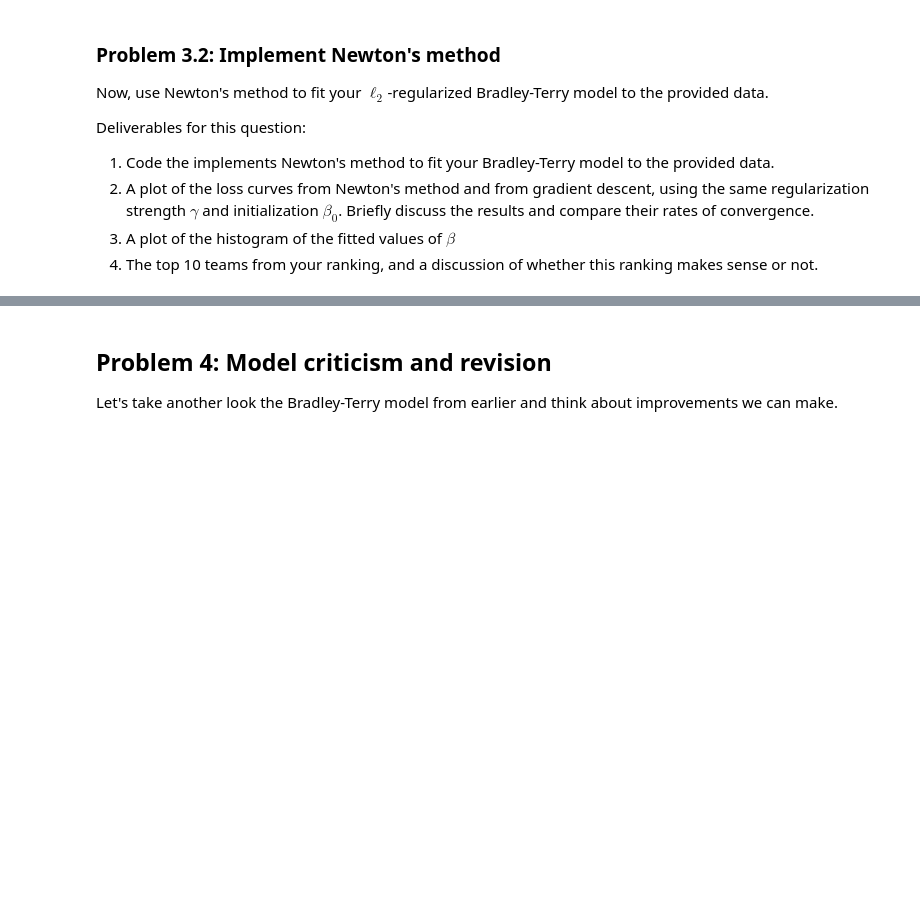
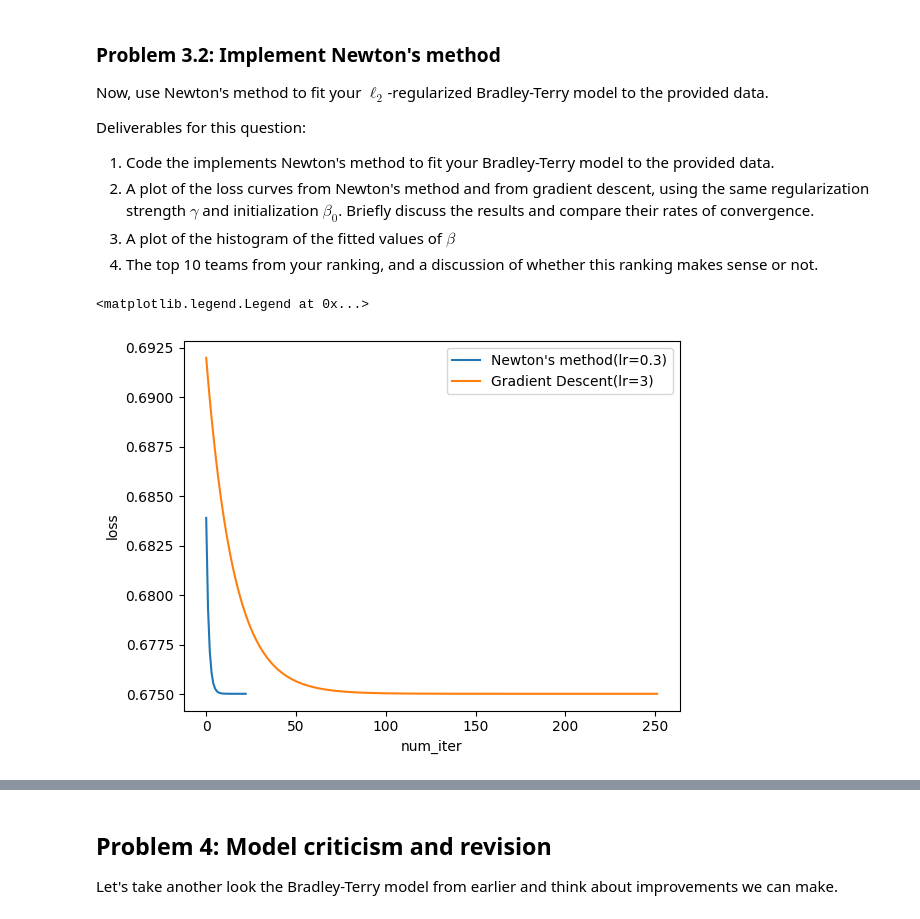
Before and after one commit to Zane-Liao/stats305b, a Jupyter notebook: hw1.ipynb, the cells around one changed output, grey strips where cells are left out. Saved outputs shown, nothing was run; the diff lists cells and outputs as text; code cells hidden in the pictures; blank space fills up the shorter version.

```diff
--- a/hw1.ipynb
+++ b/hw1.ipynb
@@ -92,0 +299,5 @@ Write a function to compute the Hessian of the average negative log likelihood a
+# %%
+def compute_the_hessian(X, Y, beta, gamma):
+  a = torch.sigmoid(X @ beta).squeeze()
+  W = torch.diag(a * (1 - a))
+  return (1 / Y.shape[0]) * (X.T @ W @ X) + gamma * torch.eye(beta.shape[0])
@@ -130,0 +377,34 @@ Deliverables for this question:
+# %%
+# your code here (you can use multiple code and markdown cells to organize your answer)
+# 1. Code the implements Newton's method to fit your Bradley-Terry model to the provided data.
+gamma = 0.01
+beta = torch.zeros([X.shape[1], 1], dtype=torch.float32, requires_grad=True)
+lr = 0.3
+num_iter = 100
+
+newton_losses = []
+for _ in range(num_iter):
+  hessian = compute_the_hessian(X, Y, beta, gamma)
+  a_gradient = compute_the_gradient(X, Y, beta, gamma)
+
+  with torch.no_grad():
+    new_beta = beta - lr * torch.linalg.solve(hessian, a_gradient)
+
+    if torch.allclose(beta, new_beta, rtol=1e-4):
+      break
+
+    beta.copy_(new_beta)
+
+  newton_losses.append(compute_the_loss(X, Y, beta, gamma).item())
+# %%
+# 2. A plot of the loss curves from Newton's method and from gradient descent,
+# using the same regularization strength $\gamma$ and initialization $\beta_0$.
+# Briefly discuss the results and compare their rates of convergence.
+plt.plot(torch.as_tensor(newton_losses), label="Newton's method(lr=0.3)")
+plt.plot(torch.as_tensor(losses), label="Gradient Descent(lr=3)")
+plt.xlabel("num_iter")
+plt.ylabel("loss")
+plt.legend()
+# %% [output]
+<matplotlib.legend.Legend at 0x...>
+[figure, added]
```
Also changed, not shown: parts of 42 cells of this notebook.
